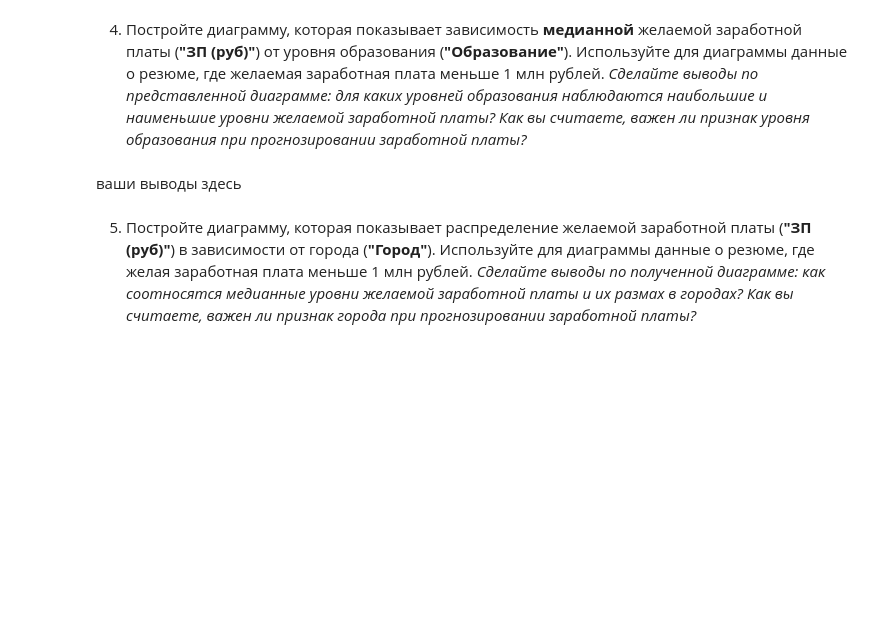
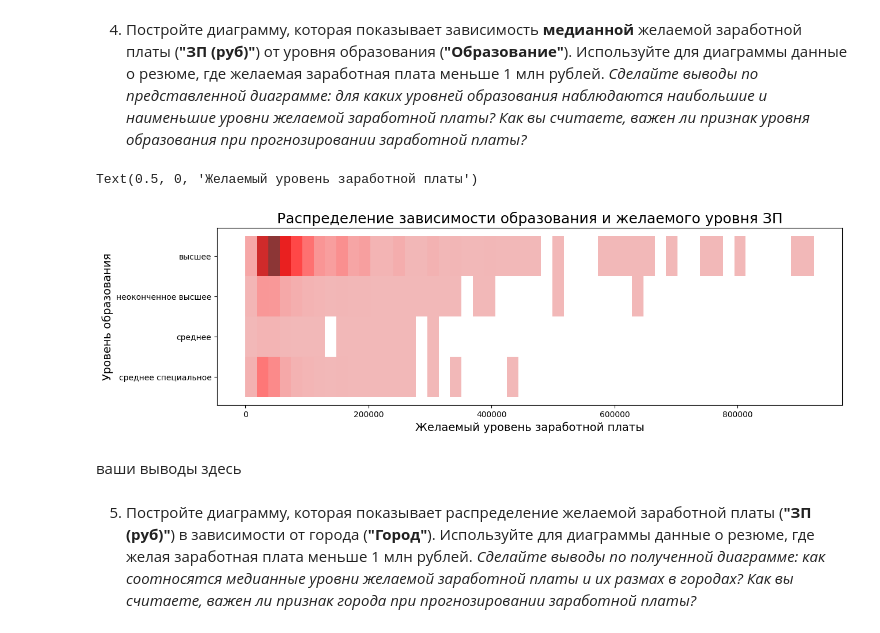
Before and after one commit to Nitys70/LESSONS_FILES, a Jupyter notebook: PY-Project-HH/Project-1._Ноутбук-шаблон.ipynb, the cells around one changed output. Cells and saved outputs as stored; diff of their text form; code cells hidden in the pictures; blank space fills up the shorter version.

```diff
--- a/PY-Project-HH/Project-1._Ноутбук-шаблон.ipynb
+++ b/PY-Project-HH/Project-1._Ноутбук-шаблон.ipynb
@@ -134,7 +120,7 @@ hh_cv.drop(['Образование и ВУЗ'], axis=1)
 Гарантируется, что структура одинакова для всех строк в таблице. Вы можете воспользоваться этим.*
 # %%
 
-# Задание новых признаков и удаление ненужных
+# Задание новых признаков, приведение признака пол к категориальному и удаление ненужных
 
 hh_cv['Пол'] = hh_cv['Пол, возраст'].apply(
     lambda x: 'М' if 'Мужчина' in x else 'Ж'
@@ -146,4 +132,11 @@ hh_cv['Возраст'] = hh_cv['Пол, возраст'].apply(
     lambda x: int(x.split(' ')[3])
     )
 
-hh_cv.drop(['Пол, возраст'], axis=1)
+hh_cv = hh_cv.drop(['Пол, возраст'], axis=1)
+
+
+# По умолчанию возраст в int64, сделаем преобразование для экономии памяти (0.3 MB / 8% ),
+# предварительно проверив корректность (возможность) этого (значение чисел > 127 равно 0)
+
+if hh_cv[hh_cv['Возраст'] > 127].shape[0] == 0:
+    hh_cv['Возраст'] = hh_cv['Возраст'].astype('int8')
@@ -414,6 +727,23 @@ hh_cv[hh_cv['Пол'] == 'М'].shape[0]
 *Сделайте выводы по представленной диаграмме: для каких уровней образования наблюдаются наибольшие и наименьшие уровни желаемой заработной платы? Как вы считаете, важен ли признак уровня образования при прогнозировании заработной платы?*
 # %%
 # ваш код здесь
+
+fig, axes = plt.subplots(figsize=(14, 4))
+
+education_sallary = sns.histplot(
+    data=hh_cv_final[hh_cv_final['ЗП (руб)'] < 1000000],
+    x='ЗП (руб)',
+    y='Образование',
+    bins=50,
+    color='red',
+)
+
+education_sallary.set_title('Распределение зависимости образования и желаемого уровня ЗП', fontsize = 18)
+education_sallary.set_ylabel('Уровень образования', fontsize = 14)
+education_sallary.set_xlabel('Желаемый уровень заработной платы', fontsize = 14)
+# %% [output]
+Text(0.5, 0, 'Желаемый уровень заработной платы')
+[figure, added]
 # %% [markdown]
 ваши выводы здесь
 # %% [markdown]
```
Also changed, not shown: parts of 12 cells of this notebook, 4 other files.
